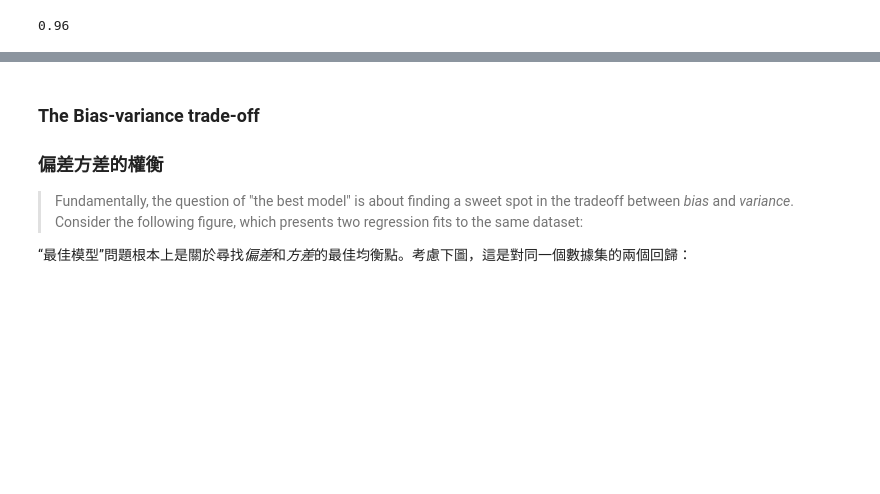
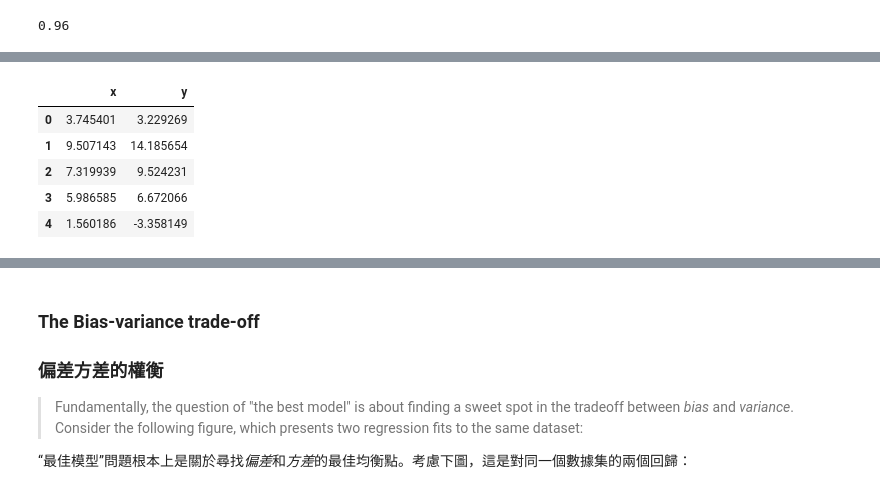
Before and after one commit to juck30808/juck30808, a Jupyter notebook: 05.03-Hyperparameters-and-Model-Validation.ipynb, the cells around one changed output, grey strips where cells are left out. Saved outputs shown, nothing was run; the diff lists cells and outputs as text; code cells hidden in the pictures; blank space fills up the shorter version.

```diff
--- a/05.03-Hyperparameters-and-Model-Validation.ipynb
+++ b/05.03-Hyperparameters-and-Model-Validation.ipynb
@@ -158,0 +168,11 @@ The ability to determine what steps will improve your model is what separates th
+# %%
+from pandas import read_csv
+data = read_csv("https://milliams.com/courses/applied_data_analysis/linear.csv")
+data.head()
+# %% [output]
+|  | x | y |
+| 0 | 3.745401 | 3.229269 |
+| 1 | 9.507143 | 14.185654 |
+| 2 | 7.319939 | 9.524231 |
+| 3 | 5.986585 | 6.672066 |
+| 4 | 1.560186 | -3.358149 |
```
Also changed, not shown: parts of 17 cells of this notebook, 17 other files.
